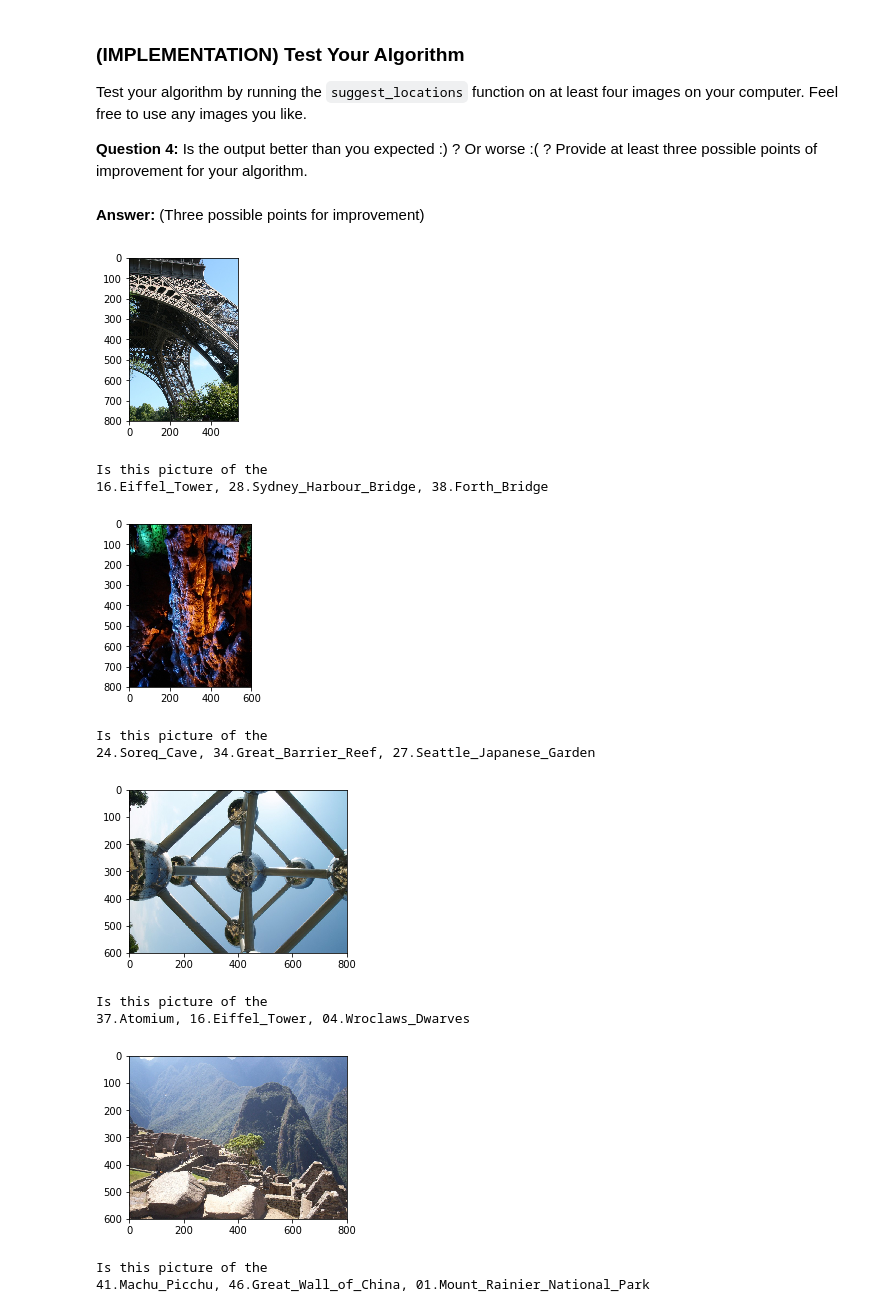
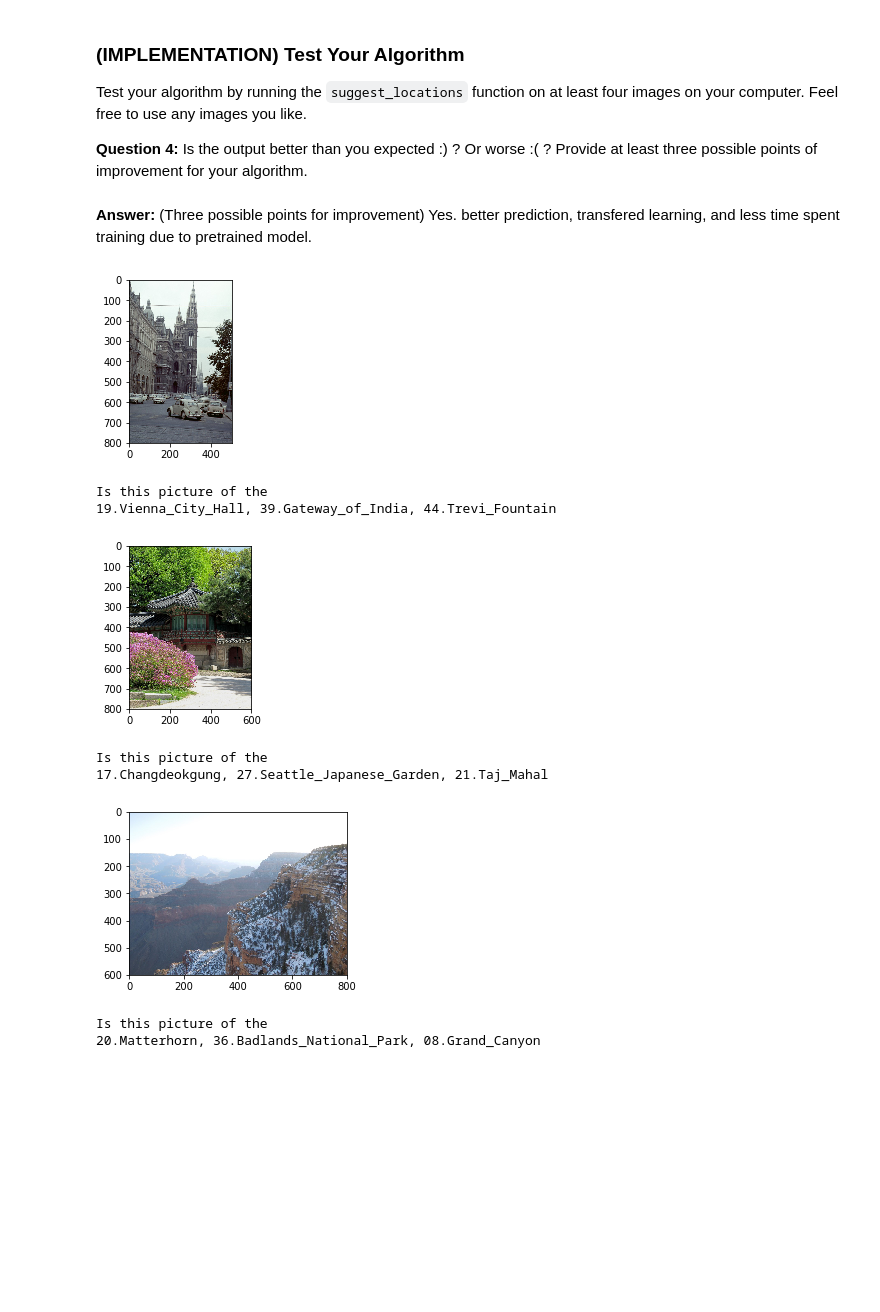
Before and after one commit to hlaryea/Deep-learning, a Jupyter notebook: landmark.ipynb, the cells around one changed output. Drawn from its saved outputs; the diff is of its cells as text; code cells hidden in the pictures; blank space fills up the shorter version.

```diff
--- a/landmark.ipynb
+++ b/landmark.ipynb
@@ -814,25 +815,28 @@ Test your algorithm by running the `suggest_locations` function on at least four
 
 __Question 4:__ Is the output better than you expected :) ?  Or worse :( ?  Provide at least three possible points of improvement for your algorithm.
 # %% [markdown]
-__Answer:__ (Three possible points for improvement)
+__Answer:__ (Three possible points for improvement) Yes.
+better prediction, transfered learning, and less time spent training due to pretrained model.
 # %%
 ## TODO: Execute the `suggest_locations` function on
 ## at least 4 images on your computer.
 ## Feel free to use as many code cells as needed.
-suggest_locations('images/test/16.Eiffel_Tower/3828627c8730f160.jpg')
-suggest_locations('images/test/24.Soreq_Cave/18dbbad48a83a742.jpg')
-suggest_locations('images/test/37.Atomium/5ecb74282baee5aa.jpg')
-suggest_locations('images/test/41.Machu_Picchu/4336abf3179202f2.jpg')
+## suggest_locations('images/test/16.Eiffel_Tower/3828627c8730f160.jpg')
+## suggest_locations('images/test/24.Soreq_Cave/18dbbad48a83a742.jpg')
+## suggest_locations('images/test/37.Atomium/5ecb74282baee5aa.jpg')
+## suggest_locations('images/test/41.Machu_Picchu/4336abf3179202f2.jpg')
+
+suggest_locations('images/test/19.Vienna_City_Hall/2bef267707f93855.jpg')
+suggest_locations('images/test/17.Changdeokgung/3f6137b1a7b7f1f7.jpg')
+suggest_locations('images/test/08.Grand_Canyon/61b0b2ed94d88815.jpg')
+suggest_locations('images/test/05.London_Olympic_Stadium/2b924dbe0974d3ea.jpg')
 # %% [output]
-[figure, old version]
+[figure, new version]
 Is this picture of the
-16.Eiffel_Tower, 28.Sydney_Harbour_Bridge, 38.Forth_Bridge
+19.Vienna_City_Hall, 39.Gateway_of_India, 44.Trevi_Fountain
-[figure, old version]
+[figure, new version]
 Is this picture of the
-24.Soreq_Cave, 34.Great_Barrier_Reef, 27.Seattle_Japanese_Garden
+17.Changdeokgung, 27.Seattle_Japanese_Garden, 21.Taj_Mahal
-[figure, old version]
+[figure, new version]
 Is this picture of the
-37.Atomium, 16.Eiffel_Tower, 04.Wroclaws_Dwarves
+20.Matterhorn, 36.Badlands_National_Park, 08.Grand_Canyon
-[figure, removed]
-Is this picture of the
-41.Machu_Picchu, 46.Great_Wall_of_China, 01.Mount_Rainier_National_Park
```
Also changed, not shown: parts of 4 cells of this notebook.
